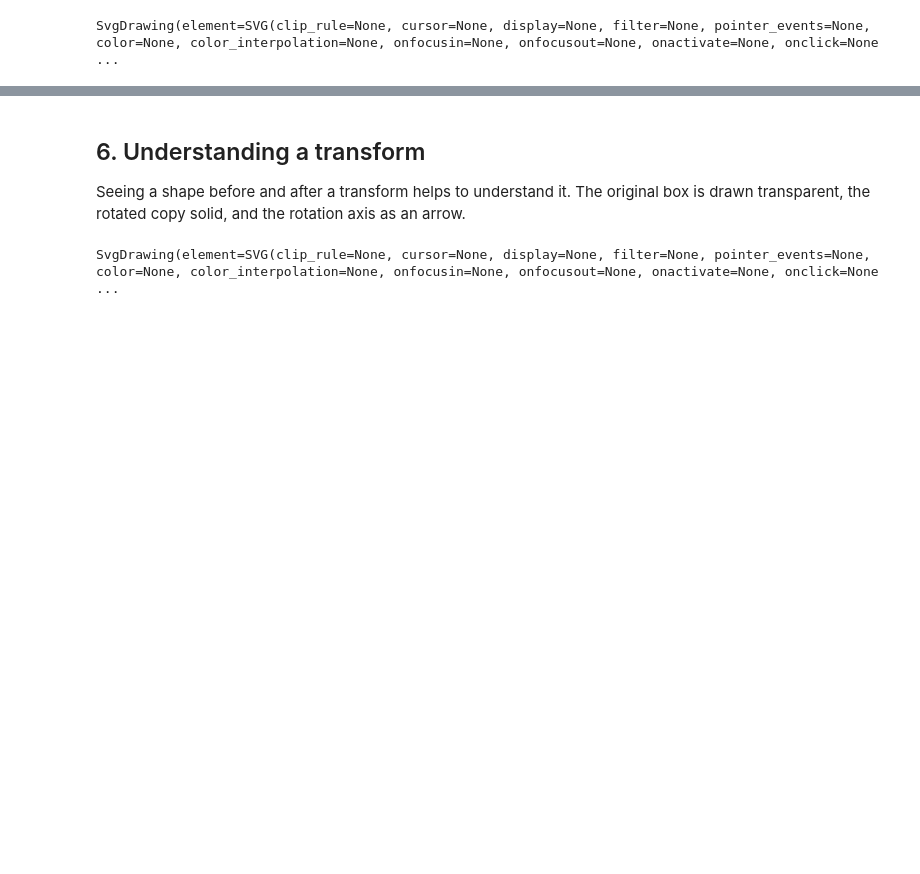
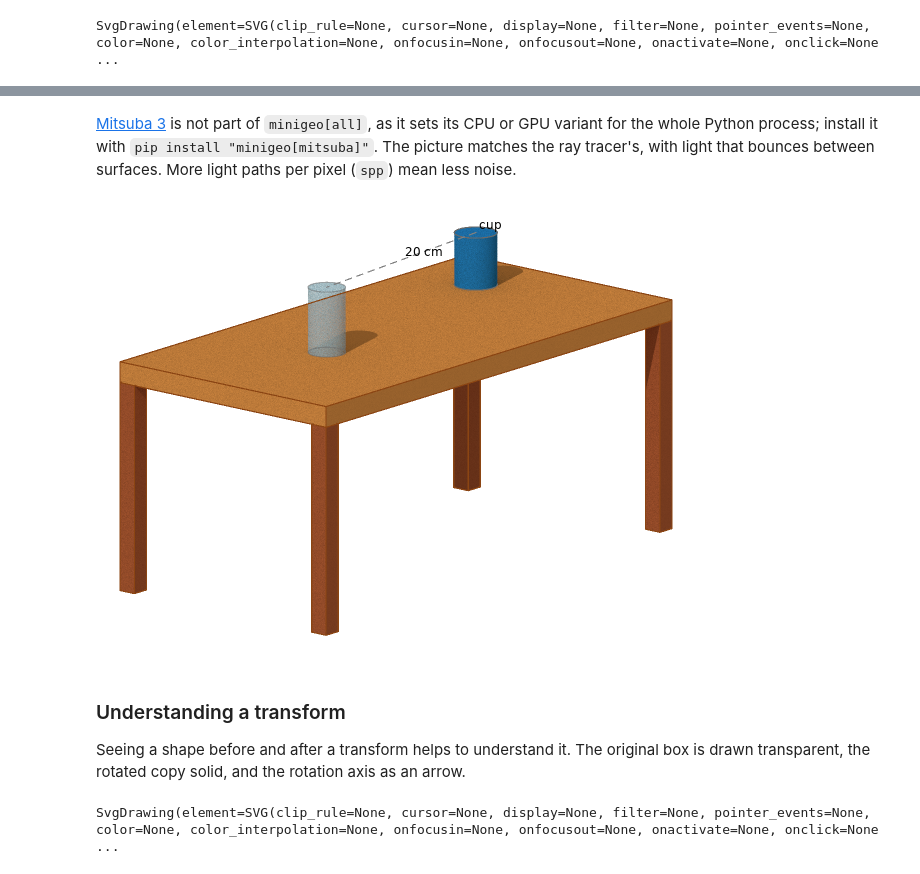
Before and after one commit to asteppke/minigeo, a Jupyter notebook: examples/getting_started.ipynb, the cells around one changed output, grey strips where cells are left out. Saved outputs shown, nothing was run; the diff lists cells and outputs as text; code cells hidden in the pictures; blank space fills up the shorter version.

```diff
--- a/examples/getting_started.ipynb
+++ b/examples/getting_started.ipynb
@@ -202,5 +245,19 @@ scene.render("raytrace", elev=15, azim=40, width=1600)
+# %% [markdown]
+[Mitsuba 3](https://www.mitsuba-renderer.org/) is not part of `minigeo[all]`, as it sets
+its CPU or GPU variant for the whole Python process; install it with
+`pip install "minigeo[mitsuba]"`. The picture matches the ray tracer's, with light that bounces
+between surfaces. More light paths per pixel (`spp`) mean less noise.
+# %%
+import importlib.util
+
+if importlib.util.find_spec("mitsuba") is None:
+    print('Mitsuba is optional: pip install "minigeo[mitsuba]"')
+else:
+    display(scene.render("mitsuba", elev=15, azim=40, width=600, spp=64))
+# %% [output]
+[figure, added]
 # %% [markdown]
-## 6. Understanding a transform
+### Understanding a transform
 
 Seeing a shape before and after a transform helps to understand it. The original box is drawn
 transparent, the rotated copy solid, and the rotation axis as an arrow.
```
Also changed, not shown: parts of 34 cells of this notebook, 38 other files.
